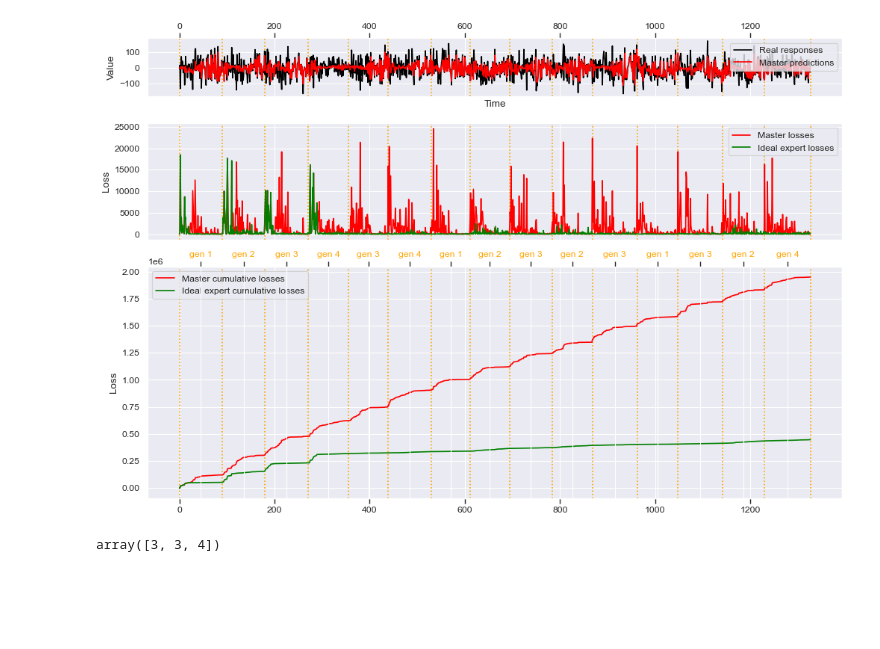
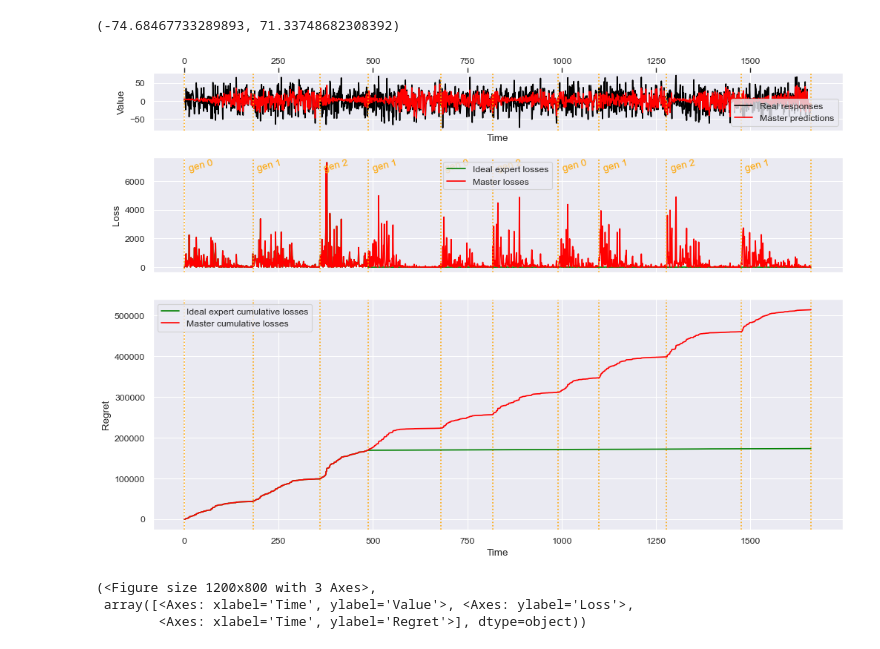
Before and after one commit to intsystems/2024-Project-125, a Jupyter notebook: code/show.ipynb, the cells around one changed output. Drawn from its saved outputs; the diff is of its cells as text; code cells hidden in the pictures; blank space fills up the shorter version.

```diff
--- a/code/show.ipynb
+++ b/code/show.ipynb
@@ -31,0 +15,18 @@ algo.run()
+# %%
+# Сигнал - случайный вектор из нормального распределения. Отклик - скалярное произведение сигнала на вектор весов плюс нормальный шум из N(0,1)
+series_type = "default"
+
+# Сигнал равен номеру итерации. Параметры для генератора включают: ar1, ma1, ma2 - коэффициенты для ARIMA(1, 0, 2);
+# series_type = "arima"
+
+# Cоздание синтезатора, cпособного создавать workers_num наборов параметров, для каждого из которых генерировать временные ряды.
+synt = Synthesizer(series_type, dim=20, low=-10, high=10,
+                   noise_var=1, workers_num=3, random_seed=177)
+
+# Создание генератора данных, склеивающего разнородные временные ряды в один
+# В данном случае источник рядов - наш синтезатор
+gen = Generator(series_type, synt)
+
+# Получение итогового временного ряда путем получения от синтезатора pieces_num временных рядов
+# произвольного размера из [lower_bound, upper_bound) и их последующей склейки
+gen.generate(pieces_num=10, lower_bound=100, upper_bound=200, alternating=True)
@@ -32,11 +37,20 @@ algo.run()
+# %%
+gen.launch()
+
+# Cоздание объекта GMMP алгоритма, работающего total_time итераций, добавляющего экспертов с периодичностью period
+# Каждый эксперт представляет из себя LinReg модель, которая при инициализации тренируется на последних train_window точках
+algo = Algorithm(series_type, gen, total_time=gen.total_time, train_window=20, a=gen.responses.min(), b=gen.responses.max())
+
+# Запуск алгоритма
+algo.run()
+# %%
+algo.a, algo.b
+# %% [output]
+(-74.68467733289893, 71.33748682308392)
 # %%
-algo.draw_all()
+algo.draw_all(show=["master", "ideal"], show_experts=[])
 # %% [output]
-[figure, old version]
+[figure, new version]
+(<Figure size 1200x800 with 3 Axes>,
+ array([<Axes: xlabel='Time', ylabel='Value'>, <Axes: ylabel='Loss'>,
+        <Axes: xlabel='Time', ylabel='Regret'>], dtype=object))
-# %%
-import numpy as np
-a = np.array([1, 2, 4])
-a[0:2] = 3
-a
-# %% [output]
-array([3, 3, 4])
```
Also changed, not shown: parts of 6 cells of this notebook, 16 other files.
